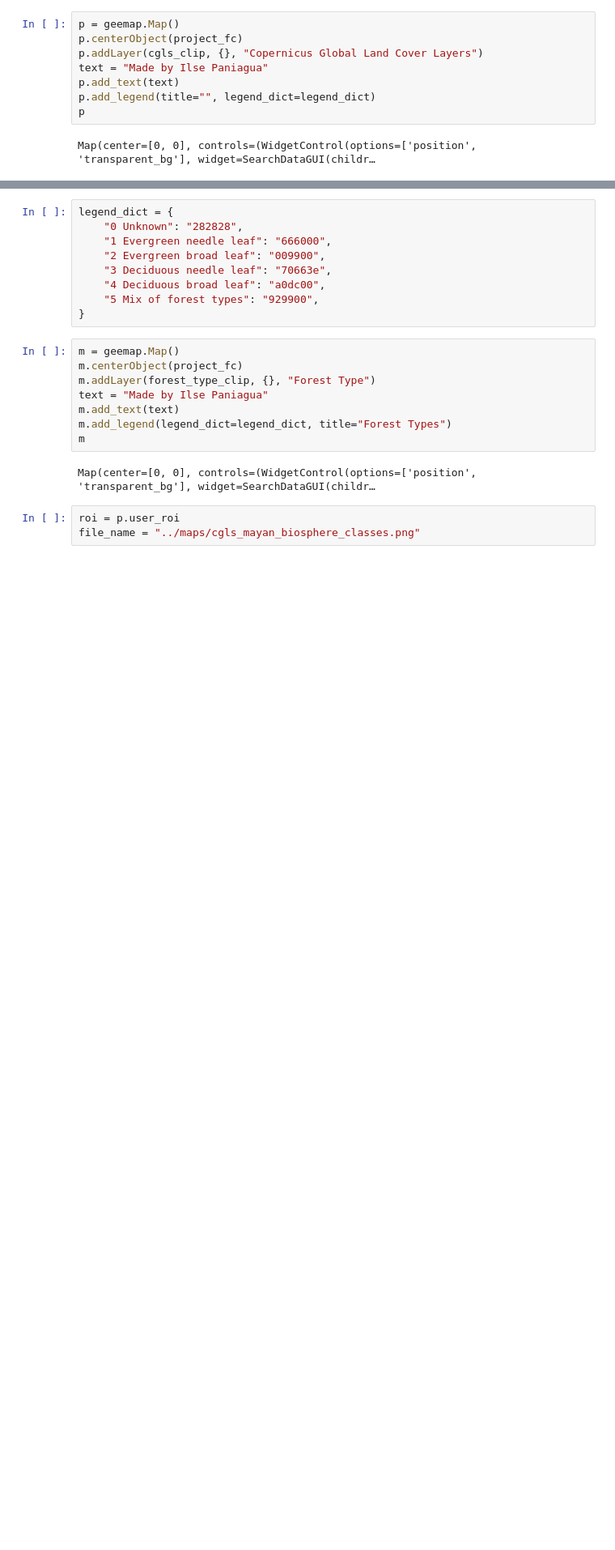
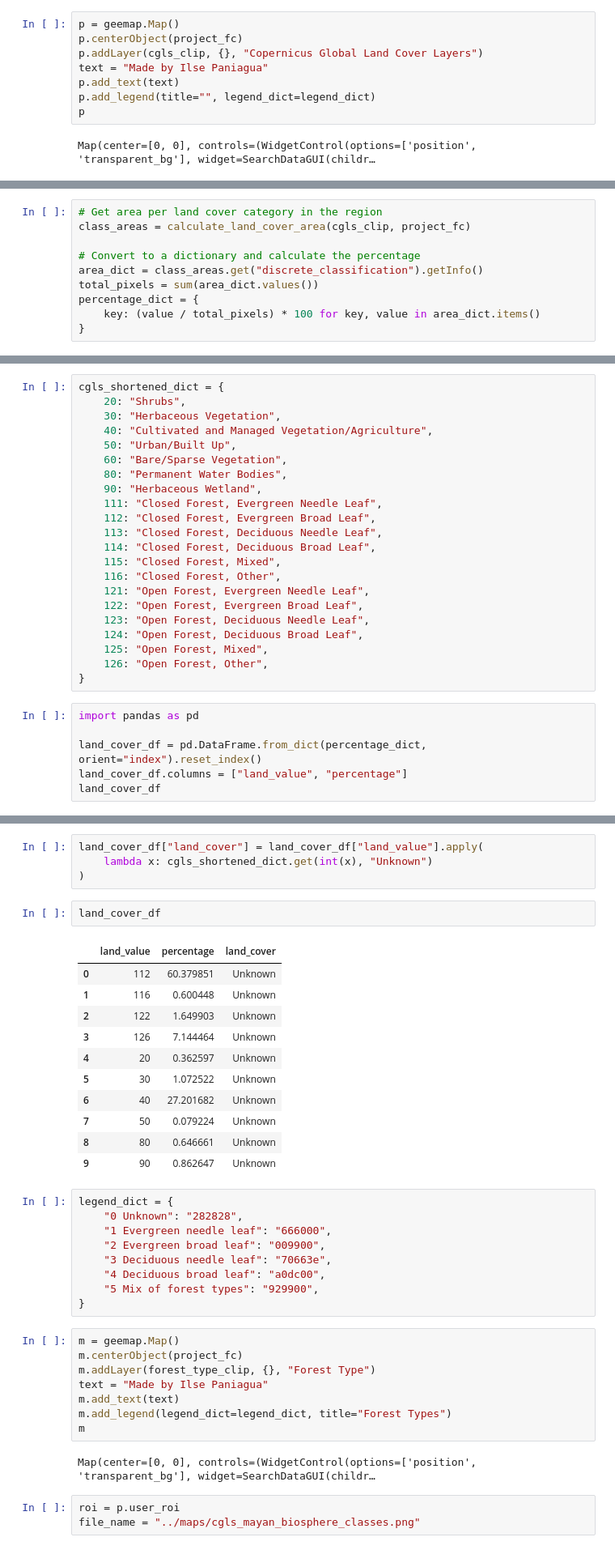
Before and after one commit to ilsep93/forest-carbon-management, a Jupyter notebook: notebooks/course2_module1.ipynb, the cells around one changed output, grey strips where cells are left out. Shown at 81% size. Cells and saved outputs as stored; diff of their text form; blank space fills up the shorter version.

Commit message:
add zonal stats for land category

```diff
--- a/notebooks/course2_module1.ipynb
+++ b/notebooks/course2_module1.ipynb
@@ -107,0 +108,10 @@ Data downloaded to /Users/ilsepaniagua/Documents/GitHub/forest-carbon-management
+# %%
+# Get area per land cover category in the region
+class_areas = calculate_land_cover_area(cgls_clip, project_fc)
+
+# Convert to a dictionary and calculate the percentage
+area_dict = class_areas.get("discrete_classification").getInfo()
+total_pixels = sum(area_dict.values())
+percentage_dict = {
+    key: (value / total_pixels) * 100 for key, value in area_dict.items()
+}
@@ -107,0 +131,28 @@ Data downloaded to /Users/ilsepaniagua/Documents/GitHub/forest-carbon-management
+# %%
+cgls_shortened_dict = {
+    20: "Shrubs",
+    30: "Herbaceous Vegetation",
+    40: "Cultivated and Managed Vegetation/Agriculture",
+    50: "Urban/Built Up",
+    60: "Bare/Sparse Vegetation",
+    80: "Permanent Water Bodies",
+    90: "Herbaceous Wetland",
+    111: "Closed Forest, Evergreen Needle Leaf",
+    112: "Closed Forest, Evergreen Broad Leaf",
+    113: "Closed Forest, Deciduous Needle Leaf",
+    114: "Closed Forest, Deciduous Broad Leaf",
+    115: "Closed Forest, Mixed",
+    116: "Closed Forest, Other",
+    121: "Open Forest, Evergreen Needle Leaf",
+    122: "Open Forest, Evergreen Broad Leaf",
+    123: "Open Forest, Deciduous Needle Leaf",
+    124: "Open Forest, Deciduous Broad Leaf",
+    125: "Open Forest, Mixed",
+    126: "Open Forest, Other",
+}
+# %%
+import pandas as pd
+
+land_cover_df = pd.DataFrame.from_dict(percentage_dict, orient="index").reset_index()
+land_cover_df.columns = ["land_value", "percentage"]
+land_cover_df
@@ -108,3 +171,21 @@ Data downloaded to /Users/ilsepaniagua/Documents/GitHub/forest-carbon-management
+# %%
+land_cover_df["land_cover"] = land_cover_df["land_value"].apply(
+    lambda x: cgls_shortened_dict.get(int(x), "Unknown")
+)
+# %%
+land_cover_df
+# %% [output]
+|  | land_value | percentage | land_cover |
+| 0 | 112 | 60.379851 | Unknown |
+| 1 | 116 | 0.600448 | Unknown |
+| 2 | 122 | 1.649903 | Unknown |
+| 3 | 126 | 7.144464 | Unknown |
+| 4 | 20 | 0.362597 | Unknown |
+| 5 | 30 | 1.072522 | Unknown |
+| 6 | 40 | 27.201682 | Unknown |
+| 7 | 50 | 0.079224 | Unknown |
+| 8 | 80 | 0.646661 | Unknown |
+| 9 | 90 | 0.862647 | Unknown |
 # %%
 legend_dict = {
     "0 Unknown": "282828",
```
Also changed, not shown: parts of 5 cells of this notebook.
